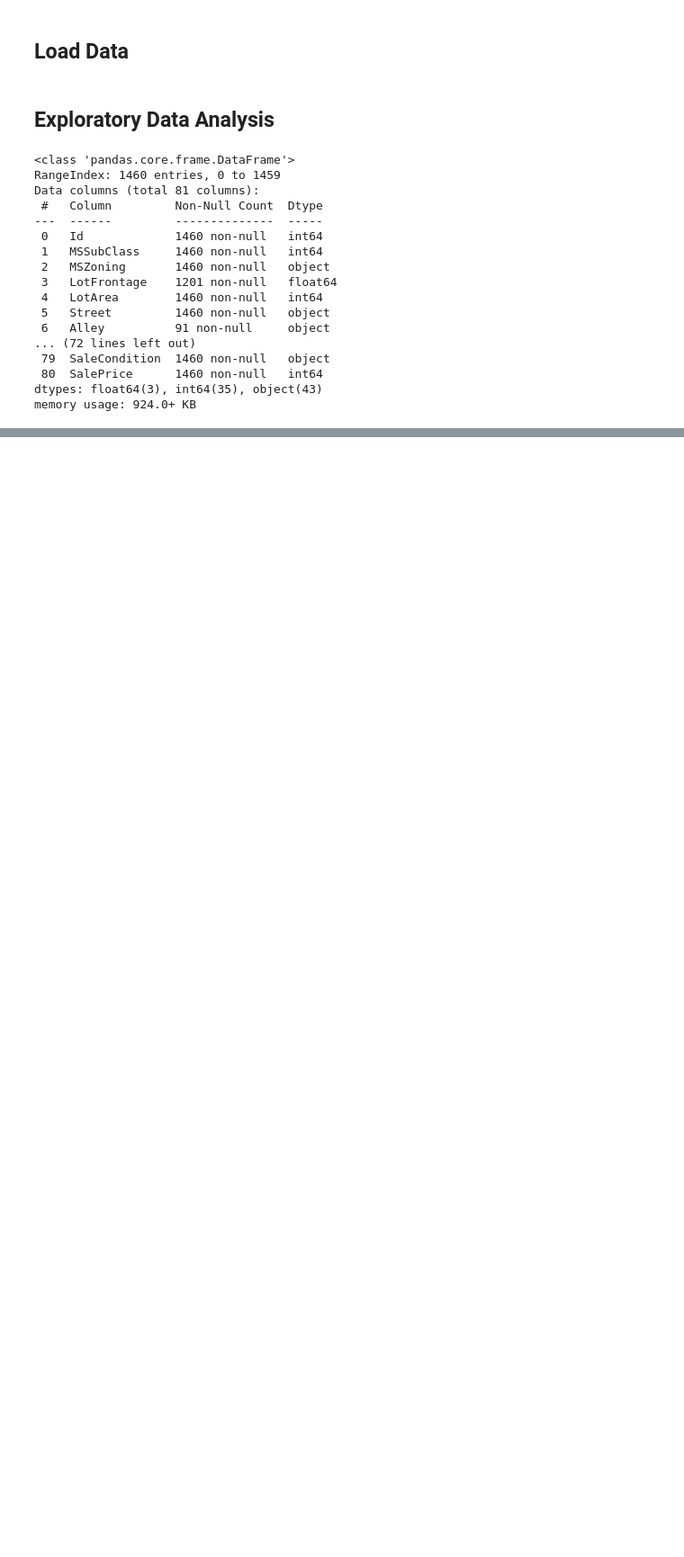
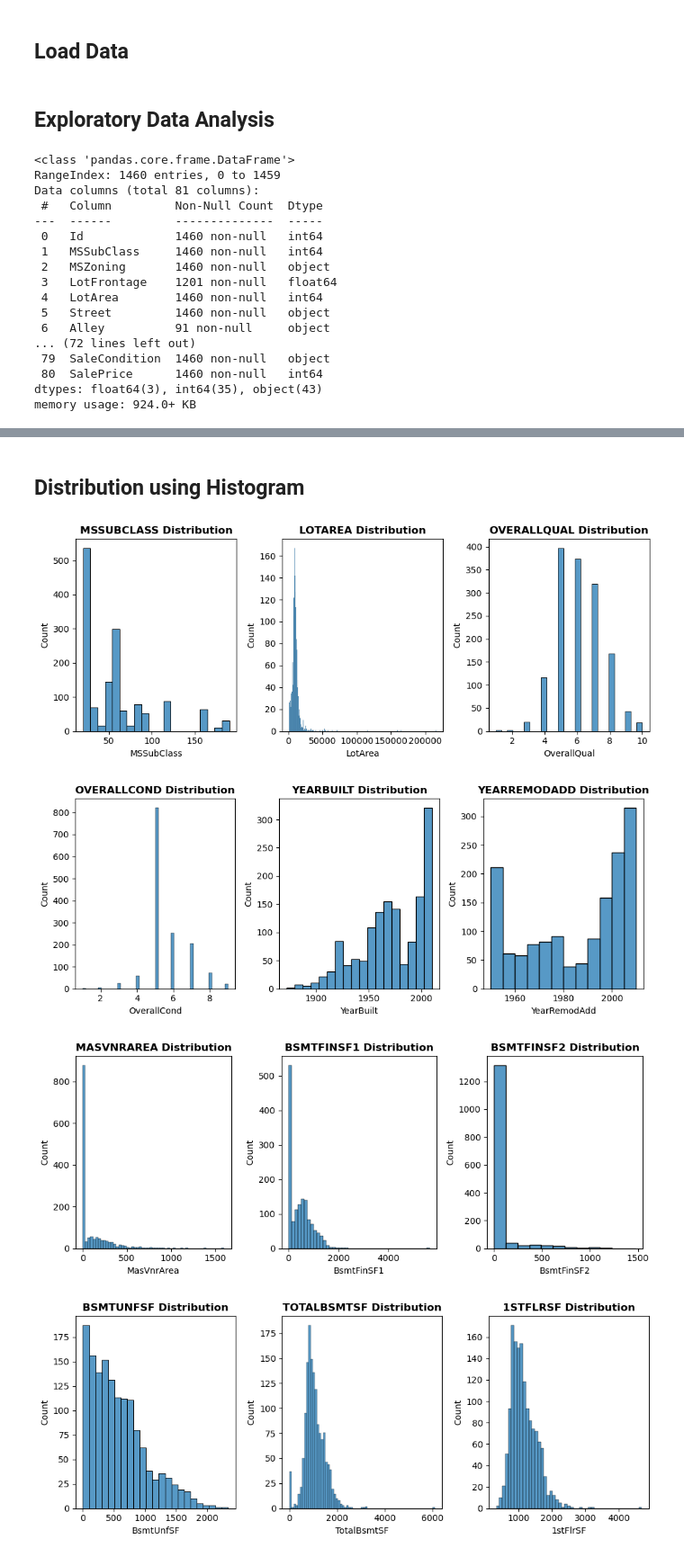
Before and after one commit to KDcodePy/Neural-Network-, a Jupyter notebook: Housing_price_prediction_with_neural_network.ipynb, the cells around one changed output, grey strips where cells are left out. Shown at 90% size. Drawn from its saved outputs; the diff is of its cells as text; code cells hidden in the pictures; blank space fills up the shorter version.

```diff
--- a/Housing_price_prediction_with_neural_network.ipynb
+++ b/Housing_price_prediction_with_neural_network.ipynb
@@ -74,3 +64,6 @@ df.drop(columns=['Id','Alley','MSSubClass','GarageQual','3SsnPorch',
+# %%
+# Drop Cols that have missing values > 1022
+df.drop(columns=['PoolQC','Fence', 'MiscFeature','Alley'],inplace=True)
 # %%
 df.info()
 # %% [output]
@@ -93,0 +106,2 @@ memory usage: 752.9+ KB
+# %%
+df.drop(columns='FireplaceQu', inplace=True)
@@ -94 +122,4 @@ memory usage: 752.9+ KB
+# %%
+# Drop LotFrontage and ID
+df.drop(columns=['LotFrontage','Id'], inplace=True)
 # %%
@@ -103,0 +145,33 @@ df.head()
+# %% [markdown]
+## Distribution using Histogram
+# %%
+# Create num selector
+num_filter = df.select_dtypes(include='number')
+
+# Create object selector
+obj_filter = df.select_dtypes(include='object')
+# %%
+# Distribution for Num columns
+col_ax = 0
+row_limit = 11
+counter = 0
+fig, axes = plt.subplots(ncols=3, figsize=(10,4))
+# Iterate to all features and display Historgram
+for col in num_filter.columns:
+    # Set Historgram
+    ax=sns.histplot(data=num_filter, x=col, ax=axes[col_ax])
+    axes[col_ax].set_title(col.upper()+" Distribution", fontweight="bold")
+
+    # Display every 2 cols and set new fig
+    if col_ax == 2 and counter != row_limit:
+        fig.tight_layout()
+        fig, axes = plt.subplots(ncols=3, figsize=(10,4))
+        col_ax = 0
+        counter += 1
+    else:
+        col_ax += 1
+# %% [output]
+[figure, added]
+[figure, added]
+[figure, added]
+[figure, added]
```
Also changed, not shown: parts of 88 cells of this notebook, 3 other files.
